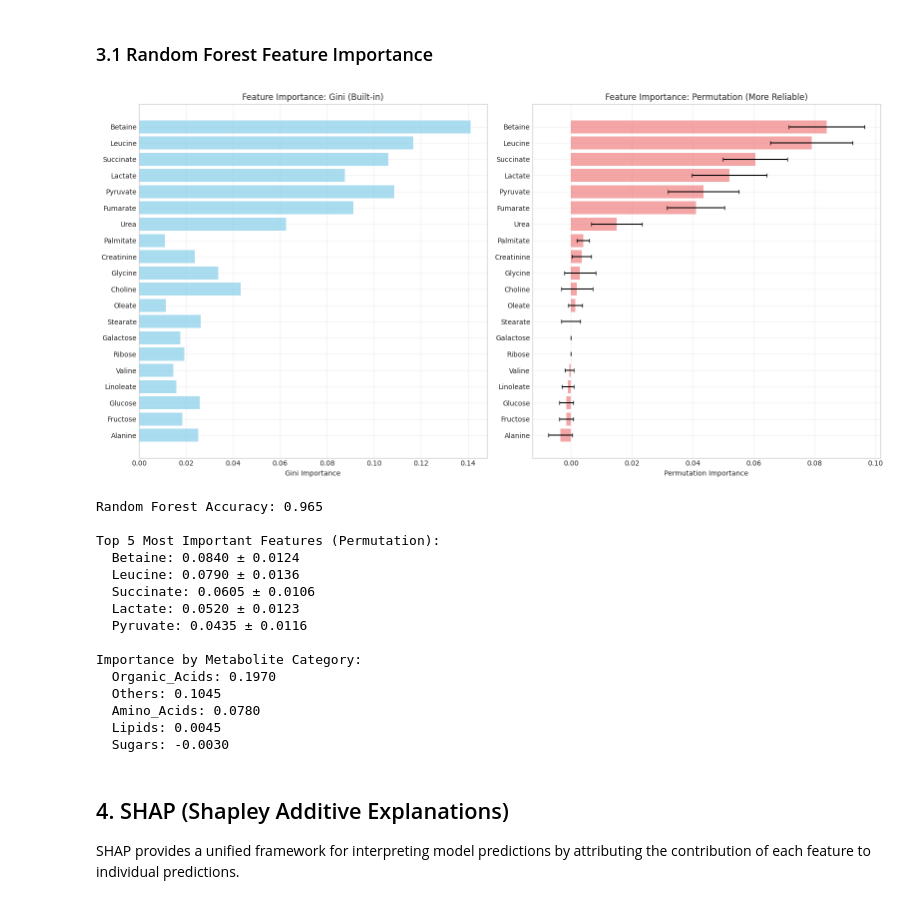
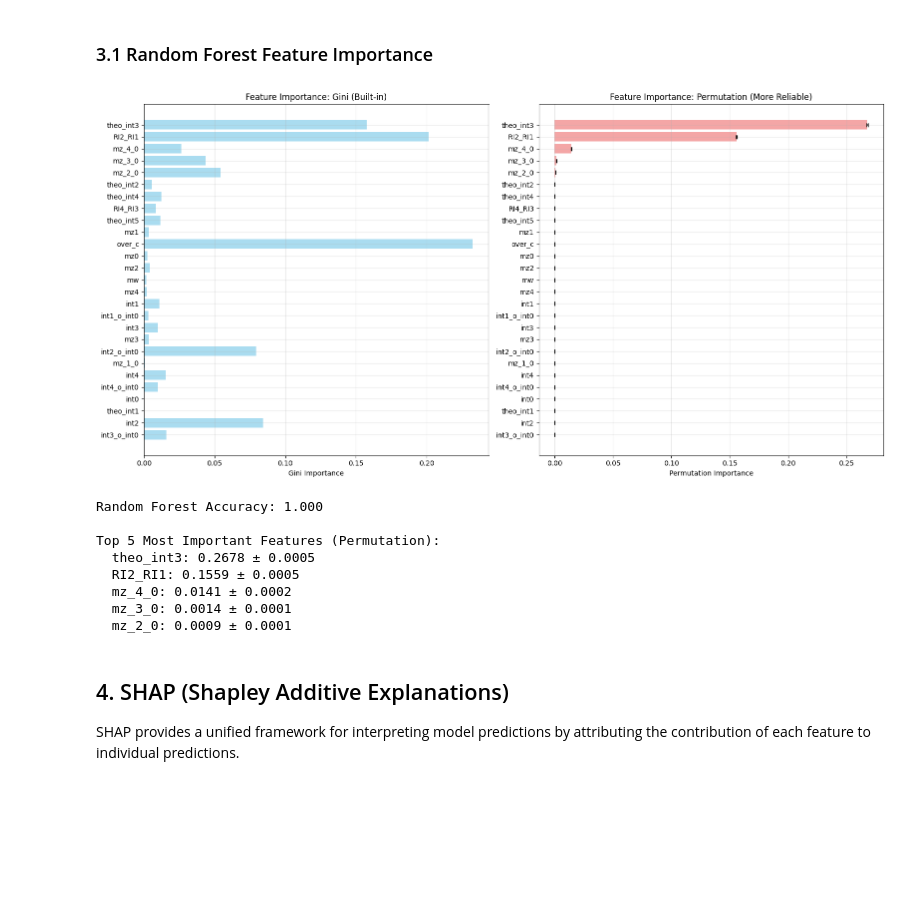
Before and after one commit to HuanLab/ML4MassSpec, a Jupyter notebook: notebooks/4_Model_Interpretability.ipynb, the cells around one changed output. Drawn from its saved outputs; the diff is of its cells as text; code cells hidden in the pictures; blank space fills up the shorter version.

```diff
--- a/notebooks/4_Model_Interpretability.ipynb
+++ b/notebooks/4_Model_Interpretability.ipynb
@@ -297,7 +319,7 @@ perm_importance = permutation_importance(
 
 # Create importance DataFrame
 importance_df = pd.DataFrame({
-    'Metabolite': feature_names,
+    'Feature': feature_names,
     'Gini_Importance': gini_importance,
     'Permutation_Importance': perm_importance.importances_mean,
     'Permutation_Std': perm_importance.importances_std
@@ -305,62 +327,45 @@ importance_df = pd.DataFrame({
 
 # Sort by permutation importance
 importance_df = importance_df.sort_values('Permutation_Importance', ascending=True)
 
 # Visualize feature importance comparison
 fig, axes = plt.subplots(1, 2, figsize=(16, 8))
 
 # Gini importance
-axes[0].barh(importance_df['Metabolite'], importance_df['Gini_Importance'],
+axes[0].barh(importance_df['Feature'], importance_df['Gini_Importance'],
             alpha=0.7, color='skyblue')
 axes[0].set_xlabel('Gini Importance')
 axes[0].set_title('Feature Importance: Gini (Built-in)')
 axes[0].grid(alpha=0.3)
 
 # Permutation importance
-axes[1].barh(importance_df['Metabolite'], importance_df['Permutation_Importance'],
+axes[1].barh(importance_df['Feature'], importance_df['Permutation_Importance'],
             xerr=importance_df['Permutation_Std'], alpha=0.7, color='lightcoral', capsize=3)
 axes[1].set_xlabel('Permutation Importance')
 axes[1].set_title('Feature Importance: Permutation (More Reliable)')
 axes[1].grid(alpha=0.3)
 
 plt.tight_layout()
 plt.show()
 
 # Print top features
 rf_accuracy = accuracy_score(y_test, rf_model.predict(X_test_scaled))
 print(f"Random Forest Accuracy: {rf_accuracy:.3f}")
 
 print(f"\nTop 5 Most Important Features (Permutation):")
 top_features = importance_df.nlargest(5, 'Permutation_Importance')
 for _, row in top_features.iterrows():
-    print(f"  {row['Metabolite']}: {row['Permutation_Importance']:.4f} ± {row['Permutation_Std']:.4f}")
-
-# Feature importance by metabolite category
-category_importance = {}
-for category, metabolites in metabolite_categories.items():
-    category_scores = importance_df[importance_df['Metabolite'].isin(metabolites)]['Permutation_Importance']
-    category_importance[category] = category_scores.sum()
-
-print(f"\nImportance by Metabolite Category:")
-for category, score in sorted(category_importance.items(), key=lambda x: x[1], reverse=True):
-    print(f"  {category}: {score:.4f}")
+    print(f"  {row['Feature']}: {row['Permutation_Importance']:.4f} ± {row['Permutation_Std']:.4f}")
 # %% [output]
-[figure, old version]
+[figure, new version]
-Random Forest Accuracy: 0.965
+Random Forest Accuracy: 1.000
 
 Top 5 Most Important Features (Permutation):
-  Betaine: 0.0840 ± 0.0124
-  Leucine: 0.0790 ± 0.0136
-  Succinate: 0.0605 ± 0.0106
-  Lactate: 0.0520 ± 0.0123
-  Pyruvate: 0.0435 ± 0.0116
-
-Importance by Metabolite Category:
-  Organic_Acids: 0.1970
-  Others: 0.1045
-  Amino_Acids: 0.0780
-  Lipids: 0.0045
-  Sugars: -0.0030
+  theo_int3: 0.2678 ± 0.0005
+  RI2_RI1: 0.1559 ± 0.0005
+  mz_4_0: 0.0141 ± 0.0002
+  mz_3_0: 0.0014 ± 0.0001
+  mz_2_0: 0.0009 ± 0.0001
 # %% [markdown]
 ## 4. SHAP (Shapley Additive Explanations)
 
```
Also changed, not shown: parts of 12 cells of this notebook, 5 other files.
